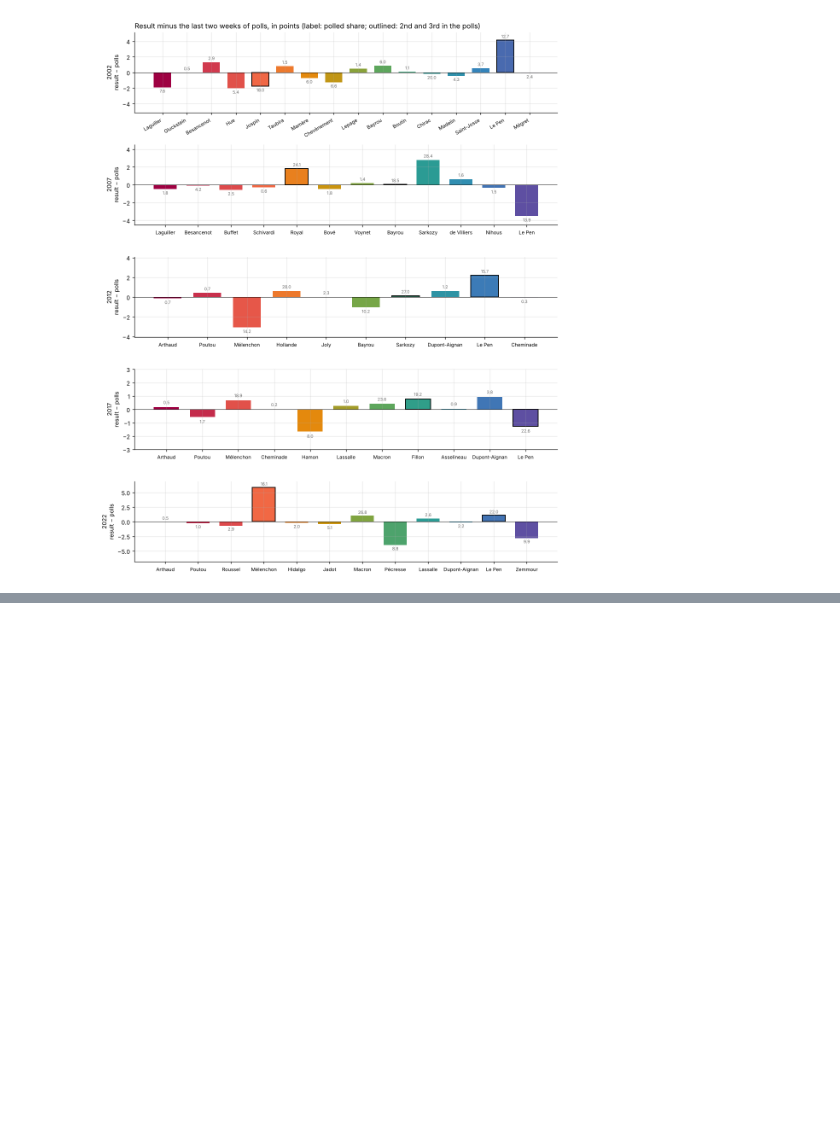
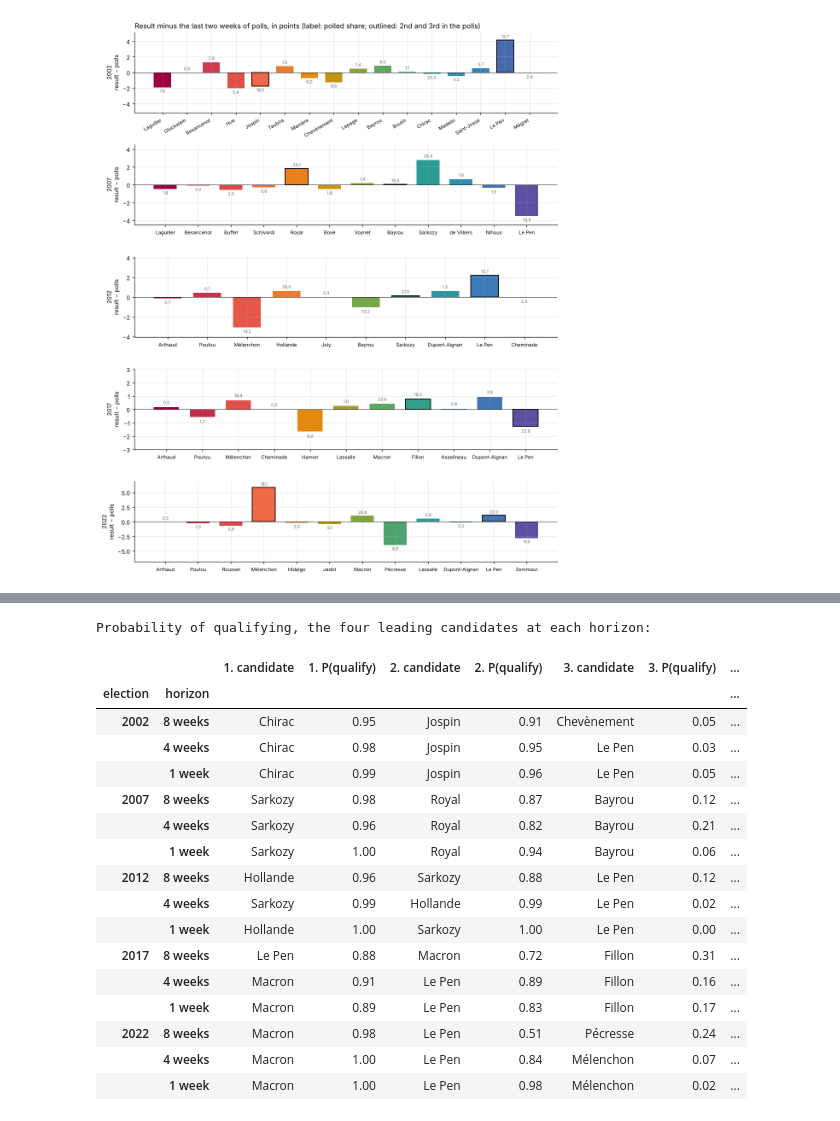
Before and after one commit to clarasalas/strategic-voting-polls-2RS, a Jupyter notebook: notebooks/06_polls_vs_results.ipynb, the cells around one changed output, grey strips where cells are left out. Cells and saved outputs as stored; diff of their text form; code cells hidden in the pictures; blank space fills up the shorter version.

```diff
--- a/notebooks/06_polls_vs_results.ipynb
+++ b/notebooks/06_polls_vs_results.ipynb
@@ -327,0 +341,39 @@ fig.savefig(FIGURES / "error_left_right.png")
+# %%
+HORIZONS = {"8 weeks": 56, "4 weeks": 28, "1 week": 7}
+slot_vals = b[b["slot"].notna()].groupby(["election", "poll_id", "slot"]).agg(
+    value=("value", "sum"), days_before=("days_before", "first")).reset_index()
+at = pd.concat([average.by_candidate(g, "value", np.array(list(HORIZONS.values()))).assign(election=e)
+                for e, g in slot_vals.groupby("election")], ignore_index=True).dropna(subset=["mean"])
+at = at.merge(results.rename(columns={"candidate": "slot", "share": "result"})[["election", "slot", "result"]])
+at["error"] = at["result"] - at["mean"]
+
+def rmse_without(e, d):
+    x = at[(at["election"] != e) & (at["days_before"] == d) & (at["mean"] >= 5)]["error"]
+    return float(np.sqrt((x ** 2).mean()))
+
+pair = results.sort_values("share", ascending=False).groupby("election").head(2).groupby("election")["candidate"].apply(frozenset)
+rng = np.random.default_rng(2026)
+rows_ = []
+for e in ELECTIONS:
+    for h, d in HORIZONS.items():
+        g = at[(at["election"] == e) & (at["days_before"] == d)].sort_values("mean", ascending=False)
+        if len(g) < 3:
+            continue
+        sd = rmse_without(e, d)
+        draws = g["mean"].to_numpy() + rng.normal(0, sd, size=(20000, len(g)))
+        top2 = np.argsort(-draws, axis=1)[:, :2]
+        names = g["slot"].to_numpy()
+        hit = np.mean([frozenset(names[t]) == pair[e] for t in top2])
+        qualify = {}
+        for i, n in enumerate(names[:4]):
+            qualify[f"{i + 1}. candidate"] = n.split(" ", 1)[1]
+            qualify[f"{i + 1}. P(qualify)"] = np.mean((top2 == i).any(axis=1))
+        rows_.append({"election": e, "horizon": h, "typical_error": sd,
+                      "2nd": names[1], "3rd": names[2], "gap_23": g["mean"].iloc[1] - g["mean"].iloc[2],
+                      "p_real_pair": hit, **qualify})
+pred = pd.DataFrame(rows_)
+pred.round(3).to_csv(TABLES / "cliff_predictability.csv", index=False)
+print("Typical error of the poll average (points, candidates at 5% or more, other elections):")
+print(pd.Series({h: rmse_without(-1, d) for h, d in HORIZONS.items()}).round(2).to_string())
+print()
+pred[["election", "horizon", "2nd", "3rd", "gap_23", "typical_error", "p_real_pair"]].round(2)
@@ -327,0 +401,22 @@ fig.savefig(FIGURES / "error_left_right.png")
+# %%
+print("Probability of qualifying, the four leading candidates at each horizon:")
+pred.set_index(["election", "horizon"]).filter(regex=r"^\d\. ").round(2)
+# %% [output]
+Probability of qualifying, the four leading candidates at each horizon:
+|  |  | 1. candidate | 1. P(qualify) | 2. candidate | 2. P(qualify) | 3. candidate | 3. P(qualify) | ... |
+| election | horizon |  |  |  |  |  |  | ... |
+| 2002 | 8 weeks | Chirac | 0.95 | Jospin | 0.91 | Chevènement | 0.05 | ... |
+|  | 4 weeks | Chirac | 0.98 | Jospin | 0.95 | Le Pen | 0.03 | ... |
+|  | 1 week | Chirac | 0.99 | Jospin | 0.96 | Le Pen | 0.05 | ... |
+| 2007 | 8 weeks | Sarkozy | 0.98 | Royal | 0.87 | Bayrou | 0.12 | ... |
+|  | 4 weeks | Sarkozy | 0.96 | Royal | 0.82 | Bayrou | 0.21 | ... |
+|  | 1 week | Sarkozy | 1.00 | Royal | 0.94 | Bayrou | 0.06 | ... |
+| 2012 | 8 weeks | Hollande | 0.96 | Sarkozy | 0.88 | Le Pen | 0.12 | ... |
+|  | 4 weeks | Sarkozy | 0.99 | Hollande | 0.99 | Le Pen | 0.02 | ... |
+|  | 1 week | Hollande | 1.00 | Sarkozy | 1.00 | Le Pen | 0.00 | ... |
+| 2017 | 8 weeks | Le Pen | 0.88 | Macron | 0.72 | Fillon | 0.31 | ... |
+|  | 4 weeks | Macron | 0.91 | Le Pen | 0.89 | Fillon | 0.16 | ... |
+|  | 1 week | Macron | 0.89 | Le Pen | 0.83 | Fillon | 0.17 | ... |
+| 2022 | 8 weeks | Macron | 0.98 | Le Pen | 0.51 | Pécresse | 0.24 | ... |
+|  | 4 weeks | Macron | 1.00 | Le Pen | 0.84 | Mélenchon | 0.07 | ... |
+|  | 1 week | Macron | 1.00 | Le Pen | 0.98 | Mélenchon | 0.02 | ... |
```
Also changed, not shown: parts of 3 cells of this notebook, 3 other files.
